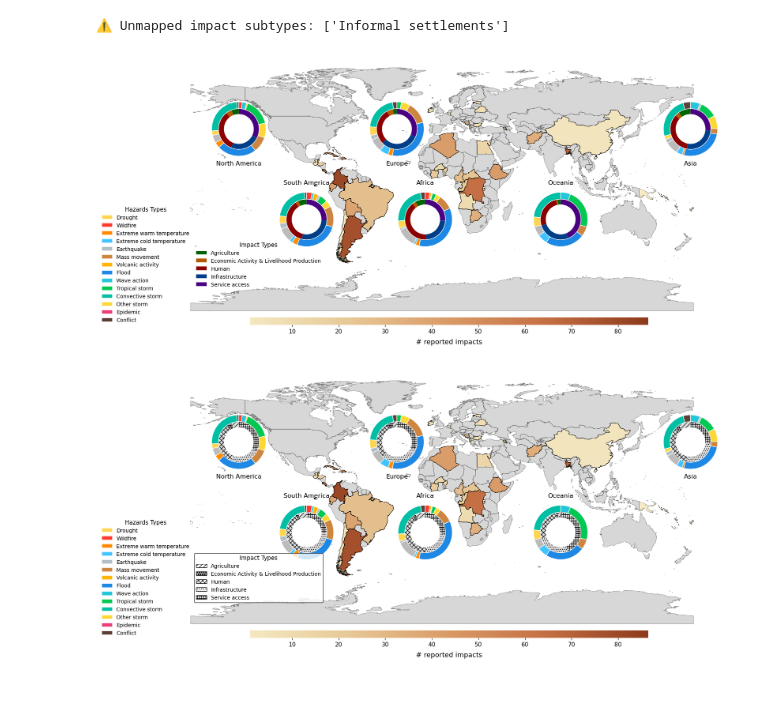
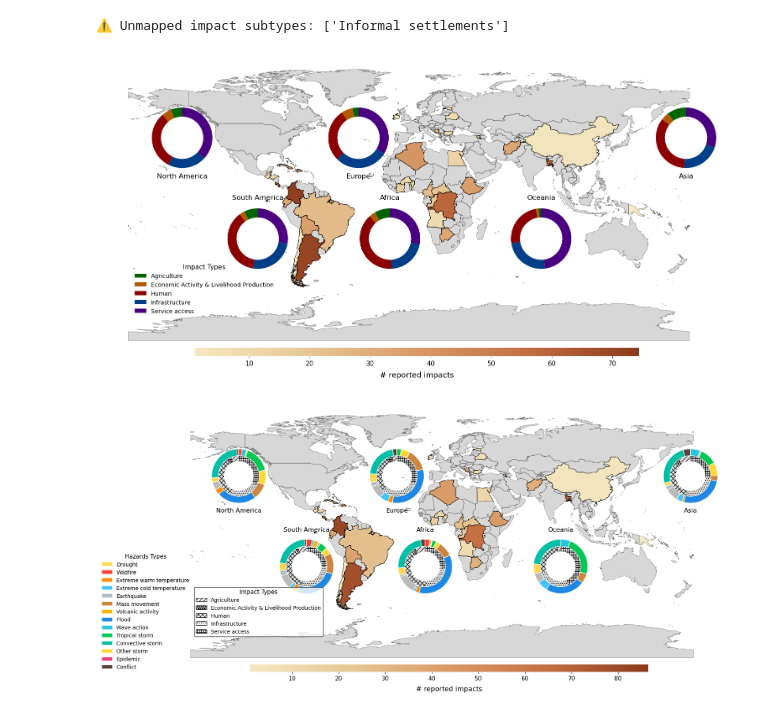
Before and after one commit to luseverin/ROUGE_database, a Jupyter notebook: notebooks/plots_data_overview.ipynb, the cells around one changed output. Cells and saved outputs as stored; diff of their text form; code cells hidden in the pictures.

Commit message:
Update Data overview plot for Draft

```diff
--- a/notebooks/plots_data_overview.ipynb
+++ b/notebooks/plots_data_overview.ipynb
@@ -104,3 +102,22 @@ all_reports_country_count = all_reports_grp.groupby("iso_code").agg(appeal_count
 # %%
 # df = pd.DataFrame(list(country_appeal_count.items()), columns=["iso_code", "appeal_count"])
 world_2 = world.merge(all_reports_country_count, how="left", left_on="ISO_A3", right_on="iso_code")
+# %%
+df_llm_all_geo['continent'] = df_llm_all_geo['iso3_code'].apply(
+    lambda iso_list: list({get_continent(iso, world_2) for iso in iso_list if iso})
+    if isinstance(iso_list, list) else None
+)
+
+# Filter out rows without continent
+valid_continents = df_llm_all_geo.dropna(subset=['continent'])
+df = valid_continents.explode('continent').explode('hazards')
+df = df.dropna(subset=['continent', 'hazards'])
+df_unique = df.drop_duplicates(subset=['appealCode', 'continent', 'hazards'])
+
+# Group and count number of unique appeals per continent and hazard
+hazard_counts = (
+    df_unique
+    .groupby(['continent', 'hazards'])['appealCode']
+    .nunique()   # count unique appeal codes
+    .unstack(fill_value=0)
+)
@@ -978,12 +855,12 @@ for continent in continents_plot:
     impact_sizes = impact_data.values
     impact_colors = [impact_colormap.get(label, '#BBBBBB') for label in impact_labels]
 
-    # Hazard data
-    hazard_data = hazard_counts.loc[continent]
-    hazard_data = hazard_data[hazard_data > 0]
-    hazard_labels = hazard_data.index
-    hazard_sizes = hazard_data.values
-    hazard_colors = [hazard_colormap.get(label, '#BBBBBB') for label in hazard_labels]
+    # # Hazard data
+    # hazard_data = hazard_counts.loc[continent]
+    # hazard_data = hazard_data[hazard_data > 0]
+    # hazard_labels = hazard_data.index
+    # hazard_sizes = hazard_data.values
+    # hazard_colors = [hazard_colormap.get(label, '#BBBBBB') for label in hazard_labels]
 
     # # Get percentage data
     # data = continent_impact_pct.loc[continent]
@@ -998,7 +875,7 @@ for continent in continents_plot:
 
     # Impact donut
     # wedges_impact, _ = ax_donut.pie(impact_sizes, colors=['#DDDDDD'] * len(impact_sizes), startangle=90, wedgeprops=dict(width=0.45))
-    wedges_impact, _ = ax_donut.pie(impact_sizes, colors=impact_colors, startangle=90, wedgeprops=dict(width=0.45))
+    wedges_impact, _ = ax_donut.pie(impact_sizes, colors=impact_colors, startangle=90, wedgeprops=dict(width=0.3))
     for i, (size, wedge) in enumerate(zip(impact_sizes, wedges_impact)):
         if size >= 10:
             angle = (wedge.theta2 - wedge.theta1) / 2. + wedge.theta1
@@ -1012,17 +889,17 @@ for continent in continents_plot:
     #         wedge.set_hatch(hatch_pattern)
     #         wedge.set_facecolor('#DDDDDD')
 
-    # Hazard donut
-    wedges_hazard, _ = ax_donut.pie(
-        hazard_sizes, colors=hazard_colors, startangle=90,
-        wedgeprops=dict(width=0.25, edgecolor='white')
-    )
-    for size, wedge in zip(hazard_sizes, wedges_hazard):
-        if size >= 10:
-            angle = (wedge.theta2 + wedge.theta1) / 2
-            x = 0.35 * np.cos(np.radians(angle))
-            y = 0.35 * np.sin(np.radians(angle))
-            # ax_donut.text(x, y, f'{size:.0f}%', ha='center', va='center', fontsize=6)
+    # # Hazard donut
+    # wedges_hazard, _ = ax_donut.pie(
+    #     hazard_sizes, colors=hazard_colors, startangle=90,
+    #     wedgeprops=dict(width=0.25, edgecolor='white')
+    # )
+    # for size, wedge in zip(hazard_sizes, wedges_hazard):
+    #     if size >= 10:
+    #         angle = (wedge.theta2 + wedge.theta1) / 2
+    #         x = 0.35 * np.cos(np.radians(angle))
+    #         y = 0.35 * np.sin(np.radians(angle))
+    #         # ax_donut.text(x, y, f'{size:.0f}%', ha='center', va='center', fontsize=6)
 
     # Remove axis frame
     ax_donut.set_frame_on(False)
@@ -1030,44 +907,44 @@ for continent in continents_plot:
     ax_donut.set_yticks([])
 
     if continent in ['North America', 'Asia', 'Europe'] :
         ax_donut.set_title(continent, fontsize=12, pad=2, y=-0.05)
         # ax_donut.title.set_position([0.5, 0.1])
         # ax_donut.title.set_y(-0.1)
     else :
         ax_donut.set_title(continent, fontsize=12, pad=2, y=1)
         # ax_donut.title.set_position([0.5, 1.1])
         # ax_donut.title.set_y(1.1)
 
 # Add impact legend for impact types
 legend_ax = fig.add_axes([0.1, 0.2, 0.15, 0.2])
 legend_ax.set_facecolor('white')
 legend_ax.patch.set_alpha(0.8)
 
 # Create legend elements
 legend_elements = [plt.Rectangle((0, 0), 1, 1, fc=impact_colormap[impact], label=impact)
                   for impact in impact_order if impact in impact_colormap]
 
 legend_ax.legend(handles=legend_elements, loc='center', frameon=False,
                 fontsize=10, title='Impact Types', title_fontsize=11)
 legend_ax.set_axis_off()
 
-# Add hazard legend for impact types
-hazard_legend_ax = fig.add_axes([-0.1, 0.2, 0.15, 0.2])
-hazard_legend_ax.set_facecolor('white')
-hazard_legend_ax.patch.set_alpha(0.8)
+# # Add hazard legend for impact types
+# hazard_legend_ax = fig.add_axes([-0.1, 0.2, 0.15, 0.2])
+# hazard_legend_ax.set_facecolor('white')
+# hazard_legend_ax.patch.set_alpha(0.8)
 
-# Create legend elements
-hazard_legend_elements = [plt.Rectangle((0, 0), 1, 1, fc=hazard_colormap[hazard], label=hazard)
-                  for hazard in hazard_order if hazard in hazard_colormap]
+# # Create legend elements
+# hazard_legend_elements = [plt.Rectangle((0, 0), 1, 1, fc=hazard_colormap[hazard], label=hazard)
+#                   for hazard in hazard_order if hazard in hazard_colormap]
 
-hazard_legend_ax.legend(handles=hazard_legend_elements, loc='center', frameon=False,
-                fontsize=10, title='Hazards Types', title_fontsize=11)
-hazard_legend_ax.set_axis_off()
+# hazard_legend_ax.legend(handles=hazard_legend_elements, loc='center', frameon=False,
+#                 fontsize=10, title='Hazards Types', title_fontsize=11)
+# hazard_legend_ax.set_axis_off()
 
 plt.tight_layout()
 plt.show()
 # %% [output]
-[figure, old version]
+[figure, new version]
 # %%
 # Step 3: Plot the static choropleth map
 fig, ax = plt.subplots(1, 1, figsize=(15, 10))
```
Also changed, not shown: parts of 9 cells of this notebook.
